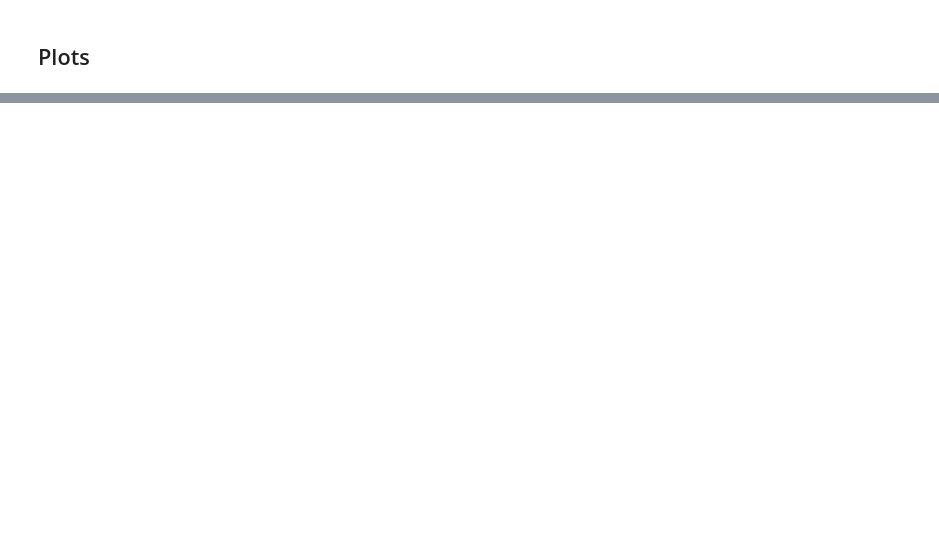
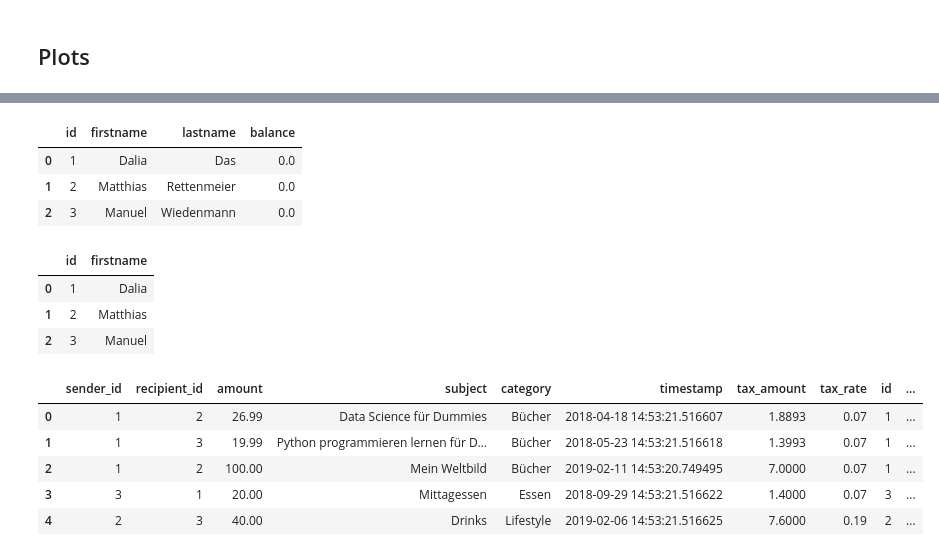
Before and after one commit to MHugo17/DS-bank-app, a Jupyter notebook: notebooks/Bank App.ipynb, the cells around one changed output, grey strips where cells are left out. Cells and saved outputs as stored; diff of their text form; code cells hidden in the pictures; blank space fills up the shorter version.

Commit message:
clean data

```diff
--- a/notebooks/Bank App.ipynb
+++ b/notebooks/Bank App.ipynb
@@ -296,0 +308,26 @@ by_timestamp_clean.plot()
+# %%
+bank.accounts
+# %% [output]
+|  | id | firstname | lastname | balance |
+| 0 | 1 | Dalia | Das | 0.0 |
+| 1 | 2 | Matthias | Rettenmeier | 0.0 |
+| 2 | 3 | Manuel | Wiedenmann | 0.0 |
+# %%
+bank.accounts.loc[:, ['id', 'firstname']]
+# %% [output]
+|  | id | firstname |
+| 0 | 1 | Dalia |
+| 1 | 2 | Matthias |
+| 2 | 3 | Manuel |
+# %%
+transactions_without_id = bank.transactions.drop(columns=['id'])
+account_id_and_firstname = bank.accounts.loc[:, ['id', 'firstname']]
+merged_acc_trans = transactions_without_id.merge(account_id_and_firstname, left_on= 'sender_id', right_on='id', suffixes=('_transaction', '_account'))
+merged_acc_trans
+# %% [output]
+|  | sender_id | recipient_id | amount | subject | category | timestamp | tax_amount | tax_rate | id | ... |
+| 0 | 1 | 2 | 26.99 | Data Science für Dummies | Bücher | 2018-04-18 14:53:21.516607 | 1.8893 | 0.07 | 1 | ... |
+| 1 | 1 | 3 | 19.99 | Python programmieren lernen für D... | Bücher | 2018-05-23 14:53:21.516618 | 1.3993 | 0.07 | 1 | ... |
+| 2 | 1 | 2 | 100.00 | Mein Weltbild | Bücher | 2019-02-11 14:53:20.749495 | 7.0000 | 0.07 | 1 | ... |
+| 3 | 3 | 1 | 20.00 | Mittagessen | Essen | 2018-09-29 14:53:21.516622 | 1.4000 | 0.07 | 3 | ... |
+| 4 | 2 | 3 | 40.00 | Drinks | Lifestyle | 2019-02-06 14:53:21.516625 | 7.6000 | 0.19 | 2 | ... |
```
Also changed, not shown: parts of 22 cells of this notebook, 7 other files.
